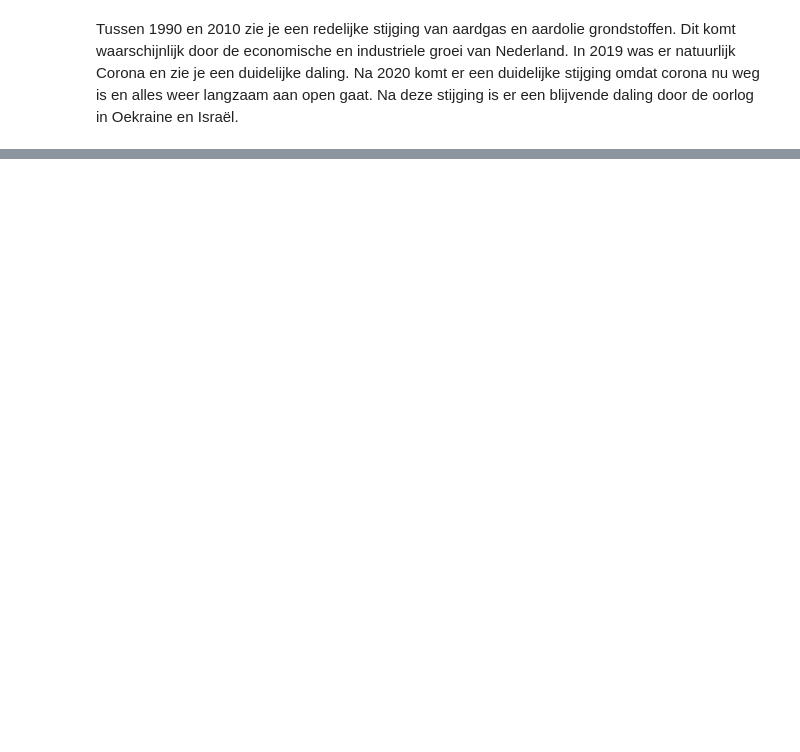
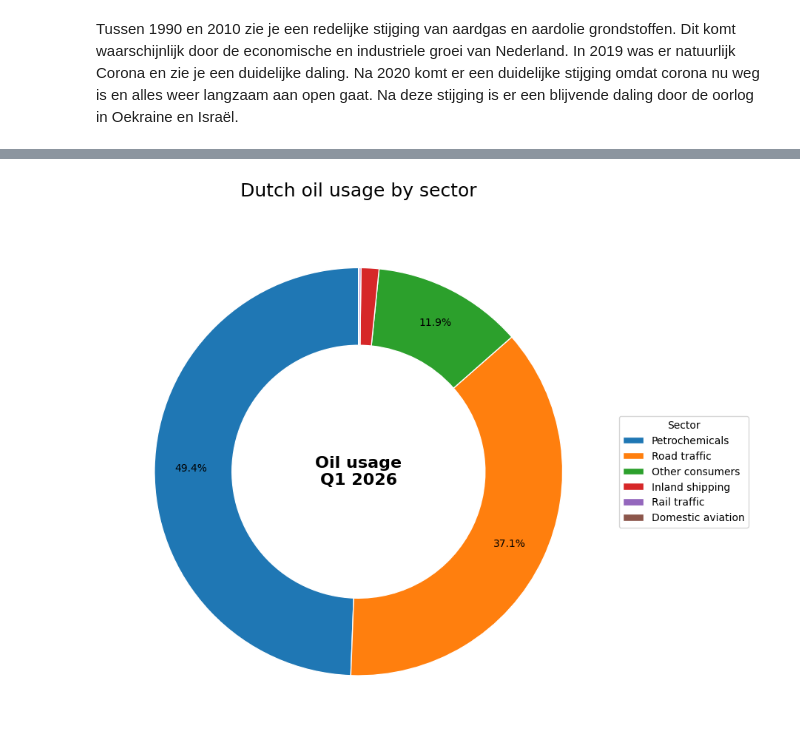
Before and after one commit to Jamie1111/aint-no-party-like-a-data-party, a Jupyter notebook: assignment_template_it1.ipynb, the cells around one changed output, grey strips where cells are left out. Saved outputs shown, nothing was run; the diff lists cells and outputs as text; code cells hidden in the pictures; blank space fills up the shorter version.

```diff
--- a/assignment_template_it1.ipynb
+++ b/assignment_template_it1.ipynb
@@ -147,0 +213,65 @@ plt.show()
+# %%
+import matplotlib.pyplot as plt
+
+# Oil usage by sector (Q1 2026)
+labels = [
+    "Petrochemicals",
+    "Road traffic",
+    "Other consumers",
+    "Inland shipping",
+    "Rail traffic",
+    "Domestic aviation"
+]
+
+values = [
+    2466,      # Niet-energetisch gebruik
+    1851.55,   # Wegverkeer
+    594.46,    # Overige afnemers
+    70.72,     # Binnenlandse scheepvaart
+    7.47,      # Railverkeer
+    2.18       # Binnenlandse luchtvaart
+]
+
+# Create figure
+fig, ax = plt.subplots(figsize=(9,9))
+
+# Donut chart
+wedges, texts, autotexts = ax.pie(
+    values,
+    labels=None,                 # cleaner look
+    autopct=lambda p: f'{p:.1f}%' if p > 2 else '',
+    startangle=90,
+    pctdistance=0.82,
+    wedgeprops=dict(width=0.38, edgecolor='white')
+)
+
+# Center circle text
+ax.text(
+    0, 0,
+    "Oil usage\nQ1 2026",
+    ha='center',
+    va='center',
+    fontsize=16,
+    fontweight='bold'
+)
+
+# Legend on side
+ax.legend(
+    wedges,
+    labels,
+    title="Sector",
+    loc="center left",
+    bbox_to_anchor=(1, 0.5)
+)
+
+# Clean title
+ax.set_title(
+    "Dutch oil usage by sector",
+    fontsize=18,
+    pad=20
+)
+
+plt.tight_layout()
+plt.show()
+# %% [output]
+[figure, added]
```
Also changed, not shown: parts of 9 cells of this notebook, 1 other file.
